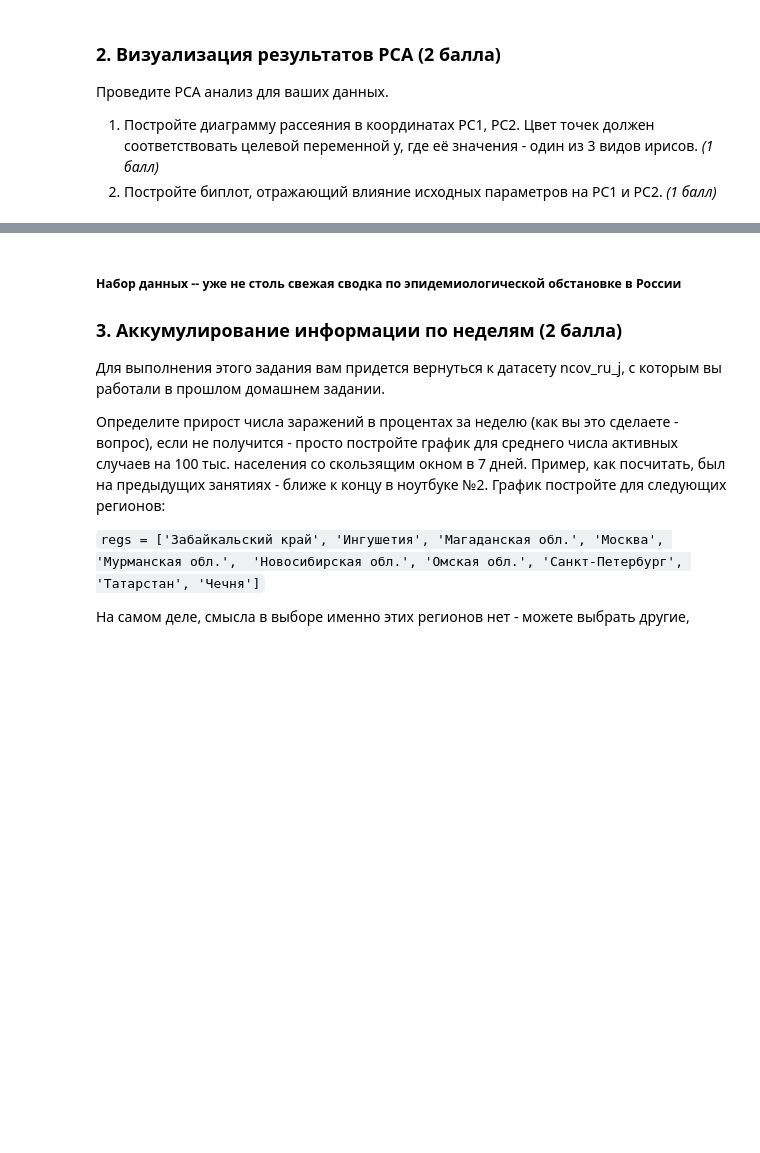
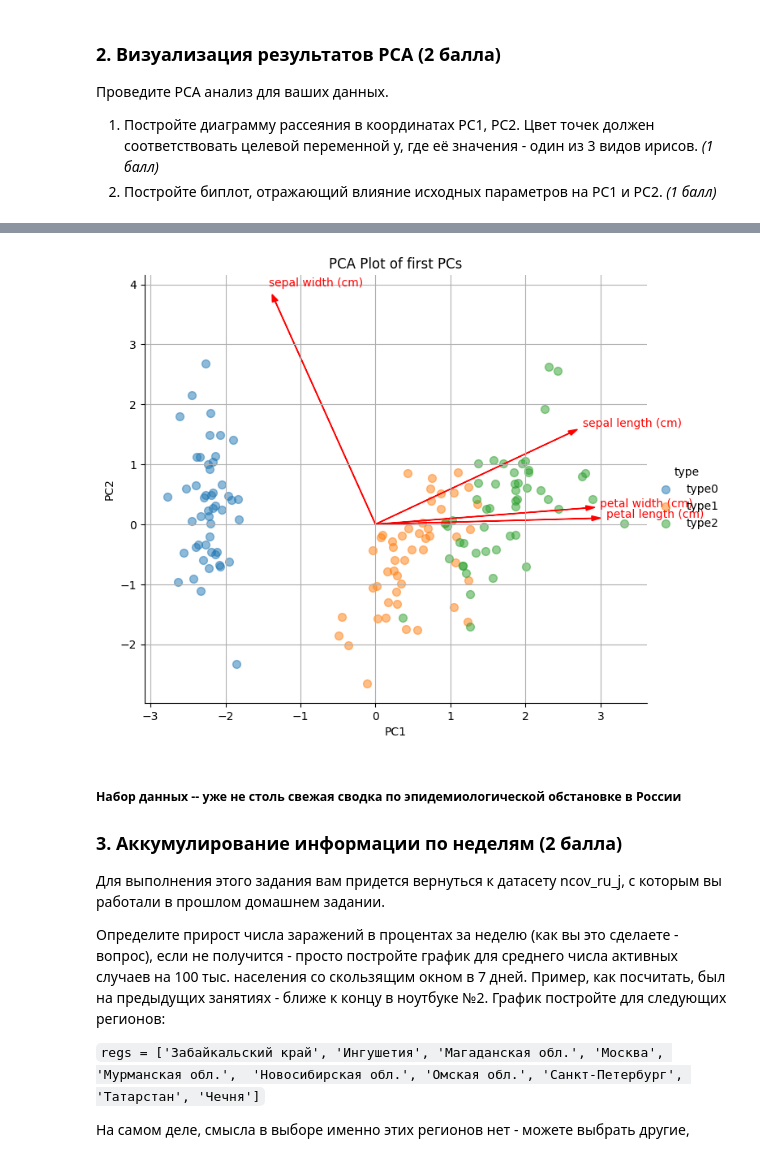
Before and after one commit to vovademar/MML, a Jupyter notebook: HW2/Вальдемар Сергеевич Медведев - ДЗ_2_Графики.ipynb, the cells around one changed output, grey strips where cells are left out. Cells and saved outputs as stored; diff of their text form; code cells hidden in the pictures; blank space fills up the shorter version.

```diff
--- a/HW2/Вальдемар Сергеевич Медведев - ДЗ_2_Графики.ipynb
+++ b/HW2/Вальдемар Сергеевич Медведев - ДЗ_2_Графики.ipynb
@@ -68,3 +132,32 @@ plt.tight_layout();
+# %%
+## https://thehongwudotcom.wordpress.com/2016/02/28/biplot-in-python-optimized-with-color-scatter-plot/
+## с изменениями
+df_pca = pd.DataFrame(sklearn_transf)
+df_pca = pd.concat([Y, df_pca], axis = 1)
+df_pca.columns = ['type','PC1', 'PC2','PC3' ]
+
+sns.lmplot(x = 'PC1', y = 'PC2', data=df_pca, fit_reg = False,
+           hue = 'type', height = 6, aspect = 7/6, scatter_kws={"s": 50, 'alpha':0.5})
+
+# set the maximum variance of the first two PCs
+# this will be the end point of the arrow of each **original features**
+xvector = sklearn_pca.components_[0]
+yvector = sklearn_pca.components_[1]
+
+for i in range(len(xvector)):
+    # arrows project features (ie columns from csv) as vectors onto PC axes
+    # we can adjust length and the size of the arrow
+    plt.arrow(0, 0, xvector[i]*df_pca.PC1.max()*1.5, yvector[i]*df_pca.PC2.max()*1.5,
+              color='r', width=0.005, head_width=0.08)
+    plt.text(xvector[i]*df_pca.PC1.max()*1.6, yvector[i]*df_pca.PC2.max()*1.6,
+             list(Xsc.columns.values)[i], color='r')
+
+#for i in range(len(xs)):
+#    plt.text(xs[i]*1.08, ys[i]*1.08, list(X.index)[i], color='b') # index number of each observations
+plt.grid()
+_ = plt.title('PCA Plot of first PCs')
+# %% [output]
+[figure, added]
 # %% [markdown]
 ##### Набор данных -- уже не столь свежая сводка по эпидемиологической обстановке в России
 ### 3. Аккумулирование информации по неделям (2 балла)
```
Also changed, not shown: parts of 15 cells of this notebook.
